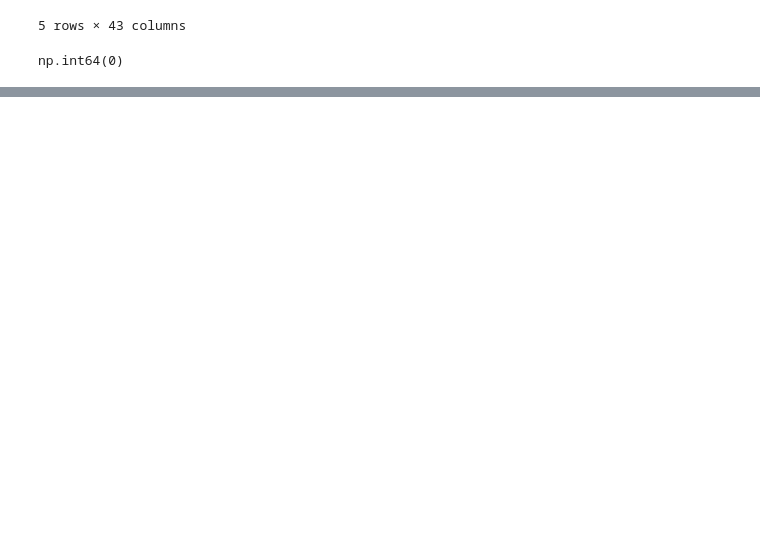
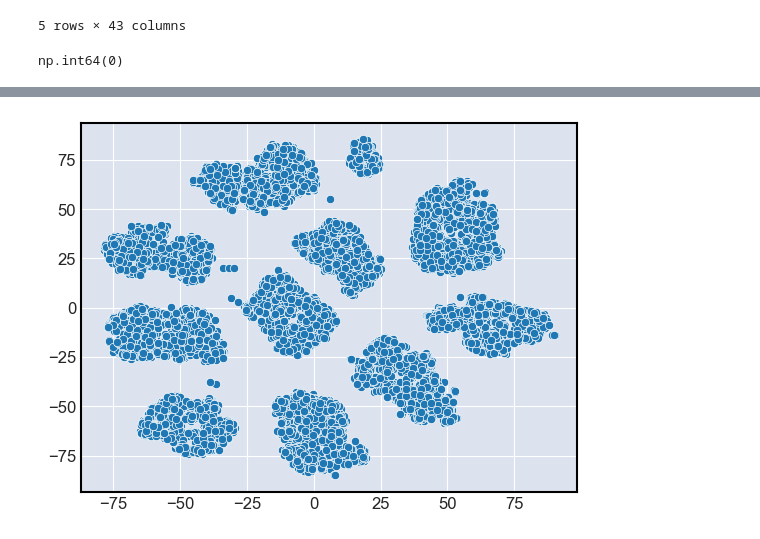
Before and after one commit to emazurenko/otus-ml-professional, a Jupyter notebook: projectwork/projectwork.ipynb, the cells around one changed output, grey strips where cells are left out. Drawn from its saved outputs; the diff is of its cells as text; code cells hidden in the pictures; blank space fills up the shorter version.

```diff
--- a/projectwork/projectwork.ipynb
+++ b/projectwork/projectwork.ipynb
@@ -144,3 +159,10 @@ processed_data = processed_data.drop(droped_columns,axis=1)
+# %%
+tsne = TSNE(n_components=2, random_state=10)
+buy_data_tsne = tsne.fit_transform(processed_data[processed_data[CLASS_LABEL_KEY] == 1])
+
+g = sns.scatterplot(x=buy_data_tsne[:,0], y=buy_data_tsne[:,1], palette='tab20')
+# %% [output]
+[figure, added]
 # %%
 processed_data.head()
 # %% [output]
```
Also changed, not shown: parts of 17 cells of this notebook, 1 other file.
